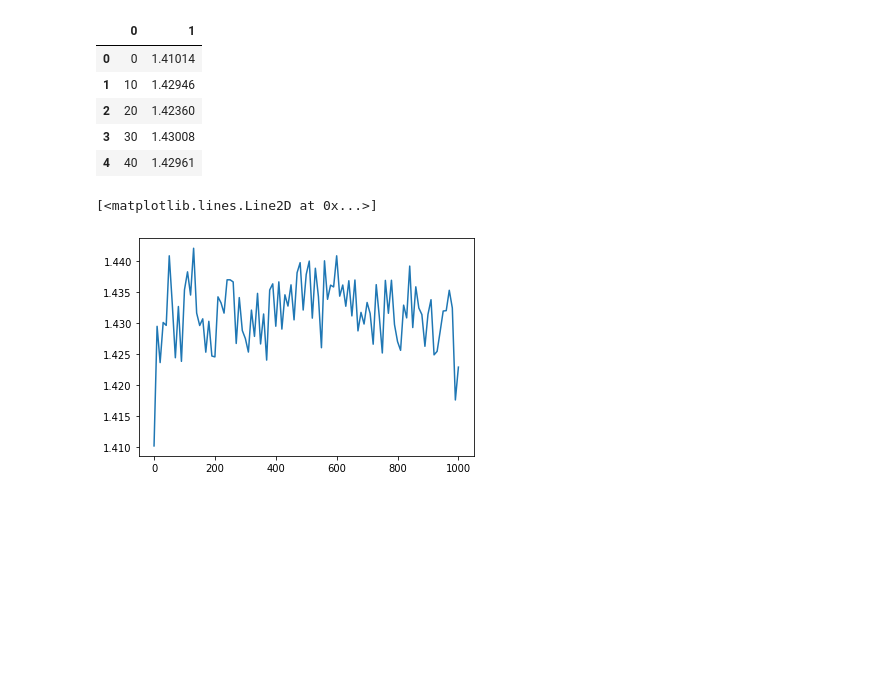
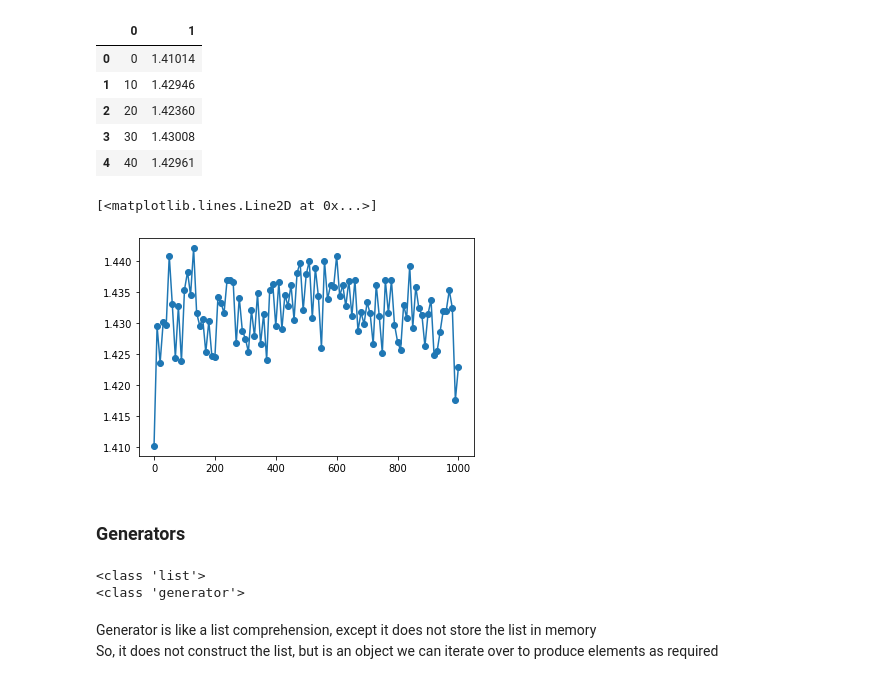
Before and after one commit to sosc-npl/winter-spring-school21, a Jupyter notebook: Roshan/Functions.ipynb, the cells around one changed output. Cells and saved outputs as stored; diff of their text form; code cells hidden in the pictures; blank space fills up the shorter version.

Commit message:
Added more slides on generators, errors

```diff
--- a/Roshan/Functions.ipynb
+++ b/Roshan/Functions.ipynb
@@ -363,7 +363,20 @@ df.head()
 | 3 | 30 | 1.43008 |
 | 4 | 40 | 1.42961 |
 # %%
-plt.plot(df[0], df[1])
+plt.plot(df[0], df[1], '-o')
 # %% [output]
 [<matplotlib.lines.Line2D at 0x...>]
-[figure, old version]
+[figure, new version]
+# %% [markdown]
+### Generators
+# %%
+lst_comp = [i*3 for i in range(10)]
+print(type(lst_comp))
+gen_comp = (i*3 for i in range(10))
+print(type(gen_comp)) # A generator object is created
+# %% [output]
+<class 'list'>
+<class 'generator'>
+# %% [markdown]
+Generator is like a list comprehension, except it does not store the list in memory
+So, it does not construct the list, but is an object we can iterate over to produce elements as required
```
Also changed, not shown: parts of 23 cells of this notebook.
